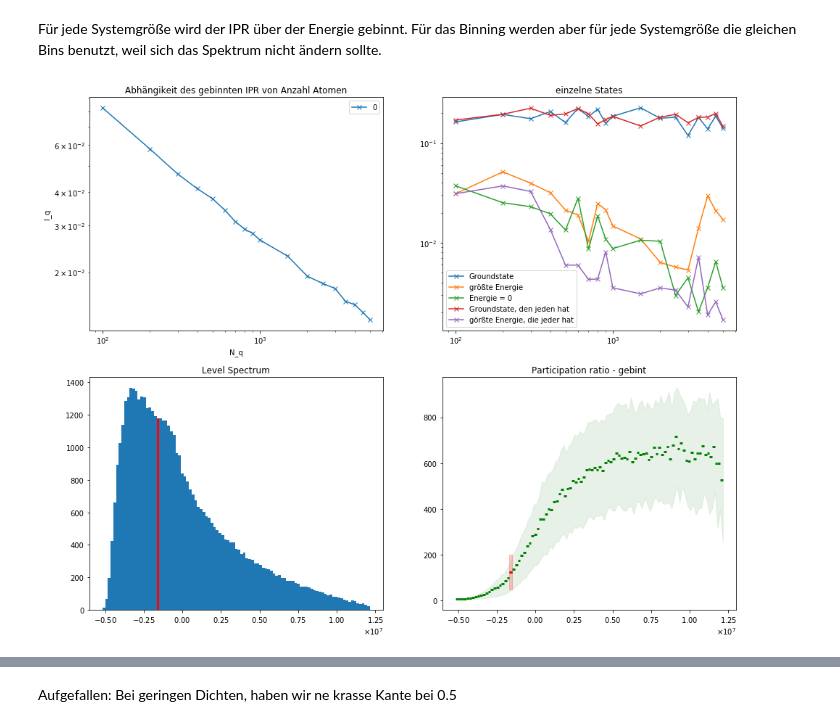
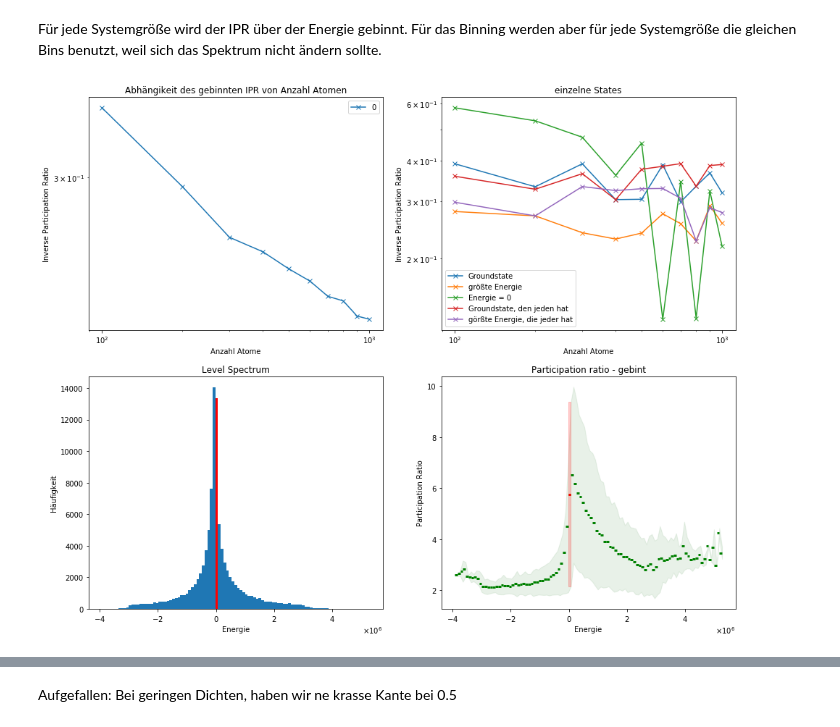
Before and after one commit to Jilinger/Paper, a Jupyter notebook: Fractality.ipynb, the cells around one changed output, grey strips where cells are left out. Cells and saved outputs as stored; diff of their text form; code cells hidden in the pictures.

```diff
--- a/Fractality.ipynb
+++ b/Fractality.ipynb
@@ -167,9 +167,15 @@ def calc_ipr():
     p_eigenstates = np.square(np.absolute(eigenvectors))
 
     #inverse participation ratio ------------------------------------------------------------------------
-    ipr_2=[]
-    for i in range(number_atoms):
-        ipr_2.append(np.sum(p_eigenstates[:,i]**2))
+
+    ipr_2=np.sum(p_eigenstates**2,axis=0)
+
+
+    q_array = np.arange(2,100,10)
+    ipr_q = np.zeros([len(q_array),number_atoms])
+
+    for i,q in enumerate(q_array):
+            ipr_q[i]= np.sum(p_eigenstates**q,axis=0)
 
 
     ratio = np.zeros([number_atoms])
@@ -178,4 +184,5 @@ def calc_ipr():
         delta_n_1 = eigenvalues[n]-eigenvalues[n-1]
         ratio[n] = np.min([delta_n,delta_n_1])/np.max([delta_n,delta_n_1])
 
-    return ipr_2,ratio
+
+    return ipr_2,ratio,ipr_q
@@ -318,7 +348,7 @@ coupling_constant= 3*10**9  #stärke der nachbarwechselwirkung
 
 #Parameter:
 number_atoms=100
-density= 0.2
+density= 0.35
 r_b = 5
 radius = (np.sqrt(number_atoms*r_b**2/density))
 
@@ -337,6 +367,6 @@ print()
 
 anzahl = np.array([1,2,3,4,5,6,7,8,9,10,15,20,25,30,35,40,45,50])*number_atoms
 radiusse = (np.sqrt(anzahl*r_b**2/density))
-#iteration= (200000/anzahl).astype(int)
+iteration =(np.ones(len(anzahl))*2).astype(int)
 iteration= [5000,3000,1000,500,400,333,285,250,222,200,60,60,50,50,40,25,25,20]*2
 # %% [output]
@@ -442,9 +554,9 @@ ratios=[[] for i in range(len(anzahl))]
 
 i=0
 
-density=0.45
+density=0.05
 anzahl = np.array([1,2,3,4,5,6,7,8,9,10])*100
-anzahl = np.array([1,2,3,4,5,6,7,8,9,10,15,20,25,30,35,40,45,50])*100
+#anzahl = np.array([1,2,3,4,5,6,7,8,9,10,15,20,25,30,35,40,45,50])*100
 radiusse = (np.sqrt(anzahl*r_b**2/density))
 
 for number_atoms, radius in zip(anzahl,radiusse):
@@ -497,8 +609,7 @@ for i in range(len(anzahl)):
     same_smallest_eig[i] = ipr[i][np.argmin(np.abs(eigenvalues[i]-eig_min))]
     same_biggest_eig[i]  = ipr[i][np.argmin(np.abs(eigenvalues[i]-eig_max))]
 # %%
-plot=20
-
+plot=42
 
 fig, axes = plt.subplots(2,2, figsize=(16,13))
 #axes.plot(states,fit(states,*popt));
@@ -513,44 +624,53 @@ x=np.arange(100,1000).astype(float)
 axes[0,0].set_title("Abhängikeit des gebinnten IPR von Anzahl Atomen")
 axes[0,0].errorbar(anzahl,ipr_gebint[:,plot], marker="x",label="0")
 #axes[0,0].fill_between(anzahl, ipr_gebint[:,plot]-ipr_std[:,plot], ipr_gebint[:,plot]+ipr_std[:,plot], color="darkseagreen", alpha=0.2)
+axes[0,0].set_xlabel("Anzahl Atome")
+axes[0,0].set_ylabel("Inverse Participation Ratio")
+axes[0,0].legend()
+
+
+
 
 
 axes[0,1].set_title("einzelne States")
 axes[0,1].errorbar(anzahl,smallest_eig, marker="x",label="Groundstate")
 axes[0,1].errorbar(anzahl,biggest_eig, marker="x",label="größte Energie")
 axes[0,1].errorbar(anzahl,zero_eig, marker="x",label="Energie = 0 ")
 axes[0,1].errorbar(anzahl,same_smallest_eig, marker="x",label="Groundstate, den jeden hat")
 axes[0,1].errorbar(anzahl,same_biggest_eig, marker="x",label="görßte Energie, die jeder hat")
 
 axes[0,1].set_xscale("log")
 axes[0,1].set_yscale("log")
 
+axes[0,1].set_xlabel("Anzahl Atome")
+axes[0,1].set_ylabel("Inverse Participation Ratio")
+
 axes[0,1].legend()
 
-axes[0,0].set_xlabel("N_q")
-axes[0,0].set_ylabel("I_q")
-axes[0,0].legend()
 
 
 axes[1,0].set_title("Level Spectrum")
 axes[1,0].hist(eigenvalues[-1],bins=bins)
 binnss= np.linspace(bins[plot],bins[plot+1],2)
 axes[1,0].hist(eigenvalues[-1],bins=binnss, color="red")
 axes[1,0].ticklabel_format(axis="x", style="scientific",scilimits=(0,0),useMathText=True)
-
+axes[1,0].set_xlabel("Energie")
+axes[1,0].set_ylabel("Häufigkeit")
 
 
 bin_means, bin_edges, binnumber = stats.binned_statistic(eigenvalues[-1],1/ipr[-1], statistic='mean', bins=bins)
 bin_std, bin_edges, binnumber = stats.binned_statistic(eigenvalues[-1],1/ipr[-1], statistic='std', bins=bins)
 
 axes[1,1].fill_between(bin_edges[1:], bin_means-bin_std, bin_means+bin_std, color="darkseagreen", alpha=0.2)
 axes[1,1].hlines(bin_means, bin_edges[:-1], bin_edges[1:], colors='g', lw=3)
 axes[1,1].hlines(bin_means[plot],binnss[0],binnss[1], colors='red', lw=3)
 axes[1,1].fill_between(binnss, bin_means[plot]-bin_std[plot], bin_means[plot]+bin_std[plot], color="red", alpha=0.2)
 axes[1,1].set_title("Participation ratio - gebint")
 axes[1,1].ticklabel_format(axis="x", style="scientific",scilimits=(0,0),useMathText=True)
+axes[1,1].set_xlabel("Energie")
+axes[1,1].set_ylabel("Participation Ratio");
 # %% [output]
-[figure, old version]
+[figure, new version]
 # %%
 new_colors = ['#1f77b4', '#ff7f0e', '#2ca02c', '#d62728',
               '#9467bd', '#8c564b', '#e377c2', '#7f7f7f',
```
Also changed, not shown: parts of 17 cells of this notebook.
